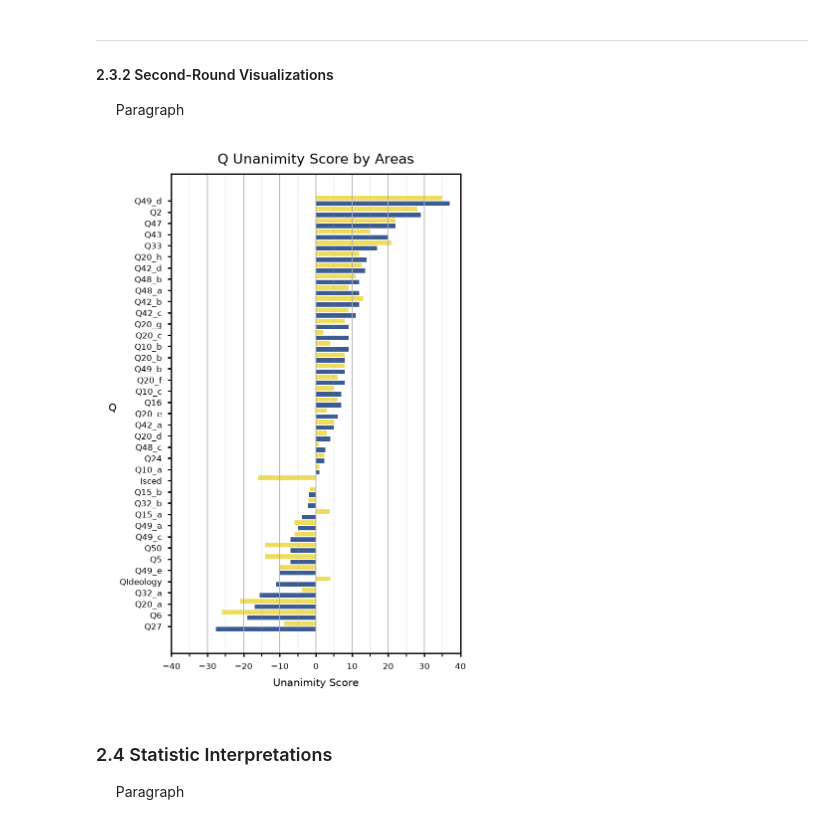
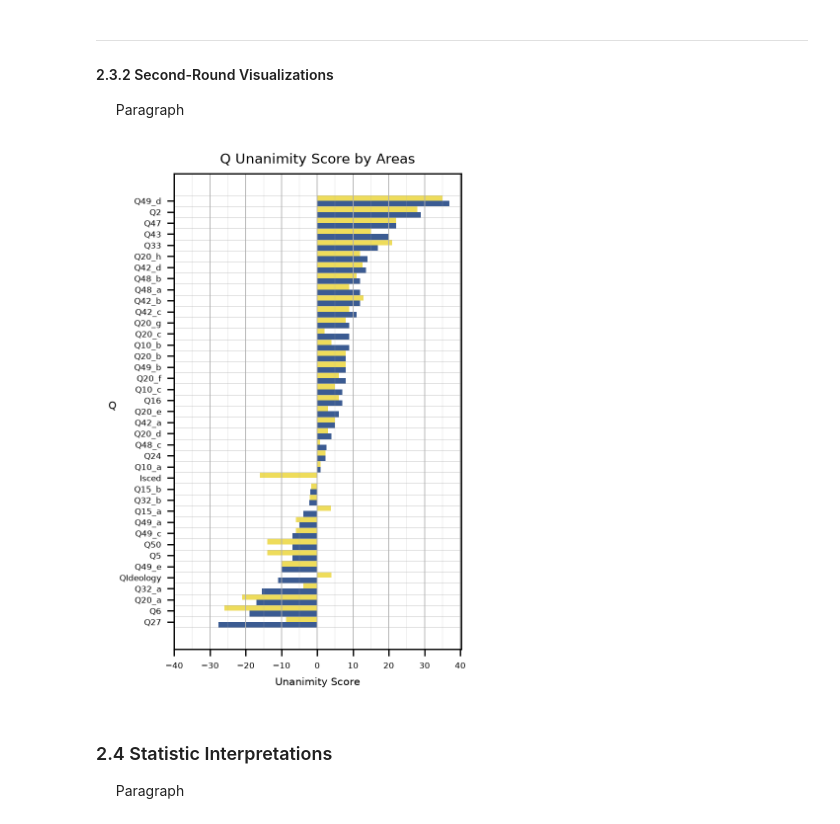
Before and after one commit to EvansOMalley/Personal-Project-Summer-2026, a Jupyter notebook: Summer-2026.ipynb, the cells around one changed output. Drawn from its saved outputs; the diff is of its cells as text; code cells hidden in the pictures.

Commit message:
Updates to Second-Round Visualizations

```diff
--- a/Summer-2026.ipynb
+++ b/Summer-2026.ipynb
@@ -753,7 +753,8 @@ def Plt_Config(title = None,
 
     fig.set_dpi(250)
     fig.set_size_inches(3, 2)
-    ax.tick_params(labelsize = 5, size = 2)
+    ax.tick_params(which = "minor", labelsize = 5, size = 2)
+    ax.tick_params(which = "major", labelsize = 5, size = 4)
 
     return (fig, ax)
 # %% [markdown]
@@ -1036,30 +1035,45 @@ HD_Unanimity = Hist_Distances_DF.apply(Unanimity,
 Paragraph
 # %%
 Ufig, Uax = Plt_Config(title = "Q Unanimity Score by Areas",
-                       xlab = "Unanimity Score",
-                       xmin = -30, xmax = 40)
+                       xlab = "Unanimity Score"
+                      )
 
 SORT_REF = "HA"
 
 sort_ref_key = {"HA" : HA_Unanimity.index,
                 "HD" : HD_Unanimity.index,
                 "ORDINAL" : Ordinal_DF.drop("Country", axis = 1).columns
                }
 
 idx_ref = sort_ref_key[SORT_REF.upper()]
 
 num_qs = len(GB_Nation.columns)
-Uax.barh(y = np.arange(0, num_qs*2, 2), width = HA_Unanimity.reindex(idx_ref), color = "xkcd:denim blue")
-Uax.barh(y = np.arange(1, num_qs*2, 2), width = HD_Unanimity.reindex(idx_ref), color = "xkcd:dull yellow")
-Uax.set_yticks(ticks = np.arange(0.5, num_qs*factor, 2), labels = idx_ref)
+
+Uax.barh(y = np.arange(0, num_qs),
+         width = HA_Unanimity.reindex(idx_ref), height = 0.5,
+         color = "xkcd:denim blue",
+         align = "edge"
+        )
+
+Uax.barh(y = np.arange(0.5, num_qs),
+         width = HD_Unanimity.reindex(idx_ref),
+         height = 0.5,
+         color = "xkcd:dull yellow",
+         align = "edge"
+        )
+
+Uax.set_yticks(ticks = np.arange(0.5, num_qs), labels = idx_ref)
+Uax.set_yticks(ticks = np.arange(0, num_qs+1), minor = True)
+Uax.tick_params(which = "minor", size = 0)
+Uax.grid(axis = 'y', which = "minor", linewidth = 0.2)
 
 Ufig.set_size_inches(3, 5)
 Uax.set_ylabel("Q", size = 6, rotation = 0)
 Uax.set_xticks(minor = True, ticks = np.arange(-40, 40, 5))
 Uax.grid(axis = 'x', which = "Major", linewidth = 0.5)
 Uax.grid(axis = 'x', which = "Minor", linewidth = 0.1)
 # %% [output]
-[figure, old version]
+[figure, new version]
 # %% [markdown]
 ### 2.4 Statistic Interpretations
 &nbsp;&nbsp;&nbsp;&nbsp;
```
Also changed, not shown: parts of 1 cell of this notebook.
